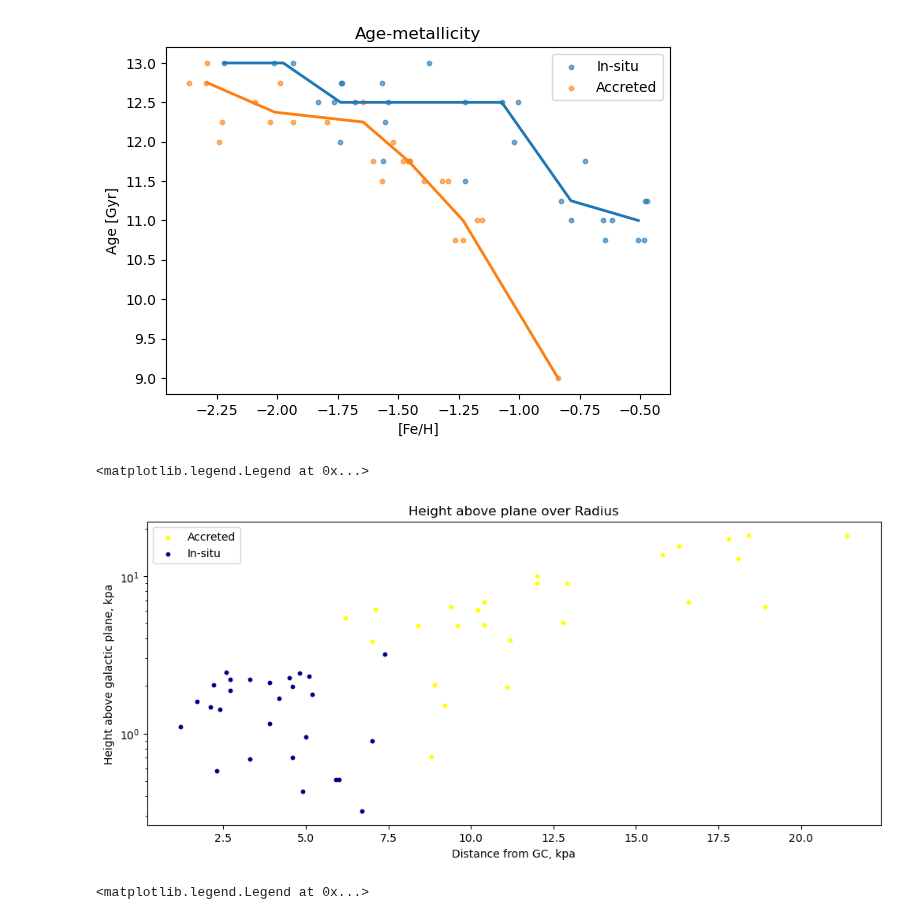
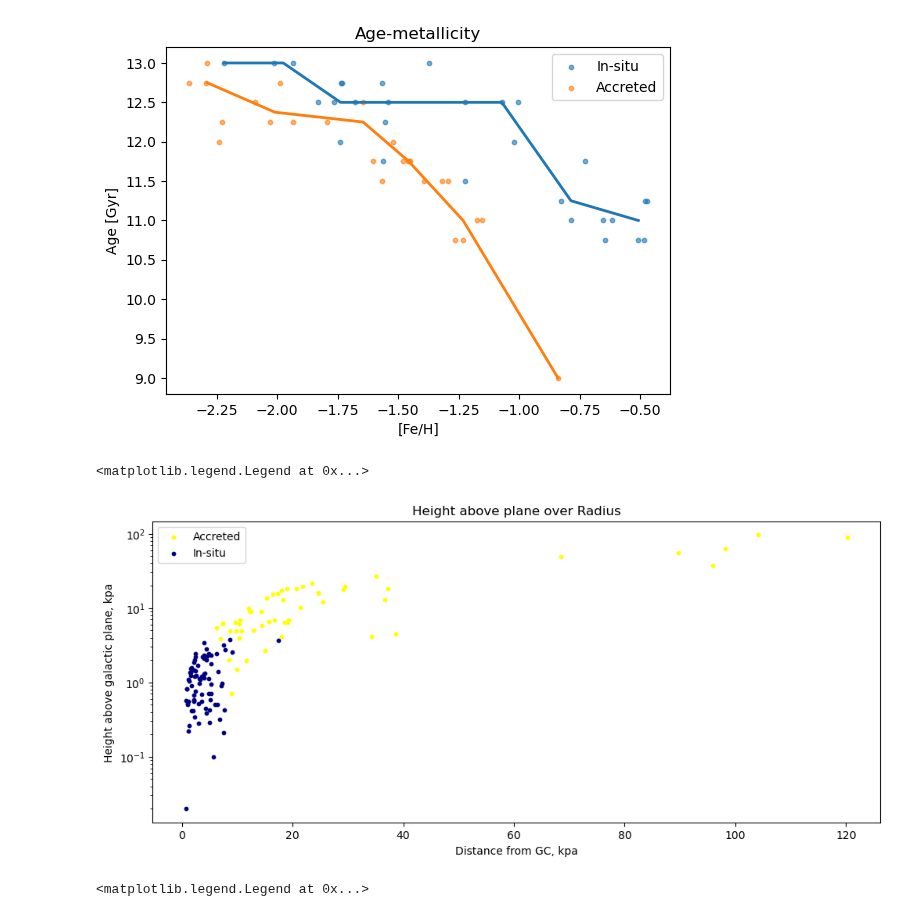
Before and after one commit to Valerii-Radchenkov/3116_Project, a Jupyter notebook: Analysis.ipynb, the cells around one changed output. Drawn from its saved outputs; the diff is of its cells as text; code cells hidden in the pictures.

```diff
--- a/Analysis.ipynb
+++ b/Analysis.ipynb
@@ -11,12 +11,8 @@ K_21 = pd.read_csv("Data//Standardised_IDs//Krause21.csv")
 G_HB = pd.read_csv("Data//Standardised_IDs//GaiaHB.csv")
 HVK_Met = pd.read_csv("Data//MetalicityMerge//MergedMetalicities.csv")
 # %%
-#df = pd.merge(H_P1,H_P3,on="ID",how="outer")
 df = pd.merge(G_HB, H_P3,on="ID",how="outer")
 df = pd.merge(df,HVK_Met,on="ID",how="outer")
-df = pd.merge(df, V_T2[['ID','Age']], on="ID", how="outer")
-df = pd.merge(df, V_T2[['ID','Age_err']], on="ID", how="outer")
-df = pd.merge(df, V_T2[['ID','R_G']], on="ID", how="outer")
 df['FeH'] = df['[FeH]_WtdAvg']
 # %%
 # Sun coords
@@ -122,17 +118,17 @@ ax.legend()
 [figure]
 # %%
 plt.figure(figsize=[12, 5])
-plt.scatter(df.loc[has_FeH & df['Accreted?'], 'R_G'], np.abs(df.loc[has_FeH & df['Accreted?'], 'Z']), c="yellow", s=10, label = 'Accreted')
-plt.scatter(df.loc[has_FeH & ~df['Accreted?'], 'R_G'], np.abs(df.loc[has_FeH & ~df['Accreted?'], 'Z']), c="navy", s=10, label = 'In-situ')
+plt.scatter(df.loc[has_FeH & df['Accreted?'], 'R_gc'], np.abs(df.loc[has_FeH & df['Accreted?'], 'Z']), c="yellow", s=10, label = 'Accreted')
+plt.scatter(df.loc[has_FeH & ~df['Accreted?'], 'R_gc'], np.abs(df.loc[has_FeH & ~df['Accreted?'], 'Z']), c="navy", s=10, label = 'In-situ')
 
 plt.title('Height above plane over Radius')
 plt.yscale('log')
 plt.xlabel('Distance from GC, kpa')
 plt.ylabel('Height above galactic plane, kpa')
 plt.legend()
 # %% [output]
 <matplotlib.legend.Legend at 0x...>
-[figure, old version]
+[figure, new version]
 # %%
 plt.figure(figsize=[12, 5])
 
```
Also changed, not shown: parts of 1 cell of this notebook, 1 other file.
